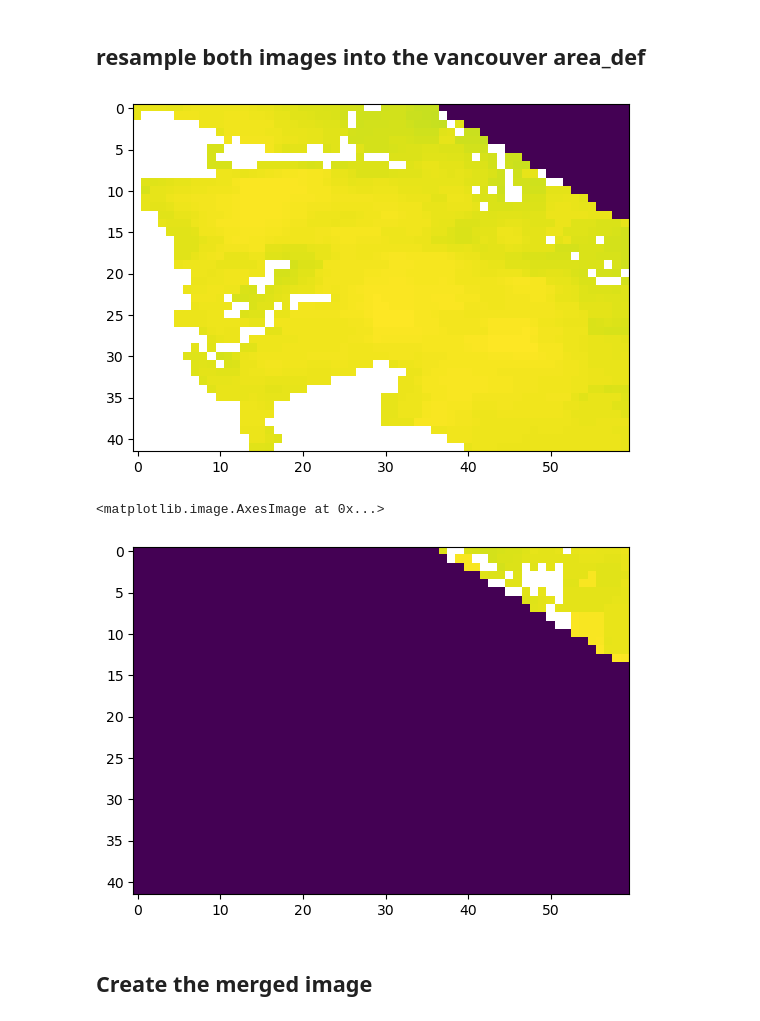
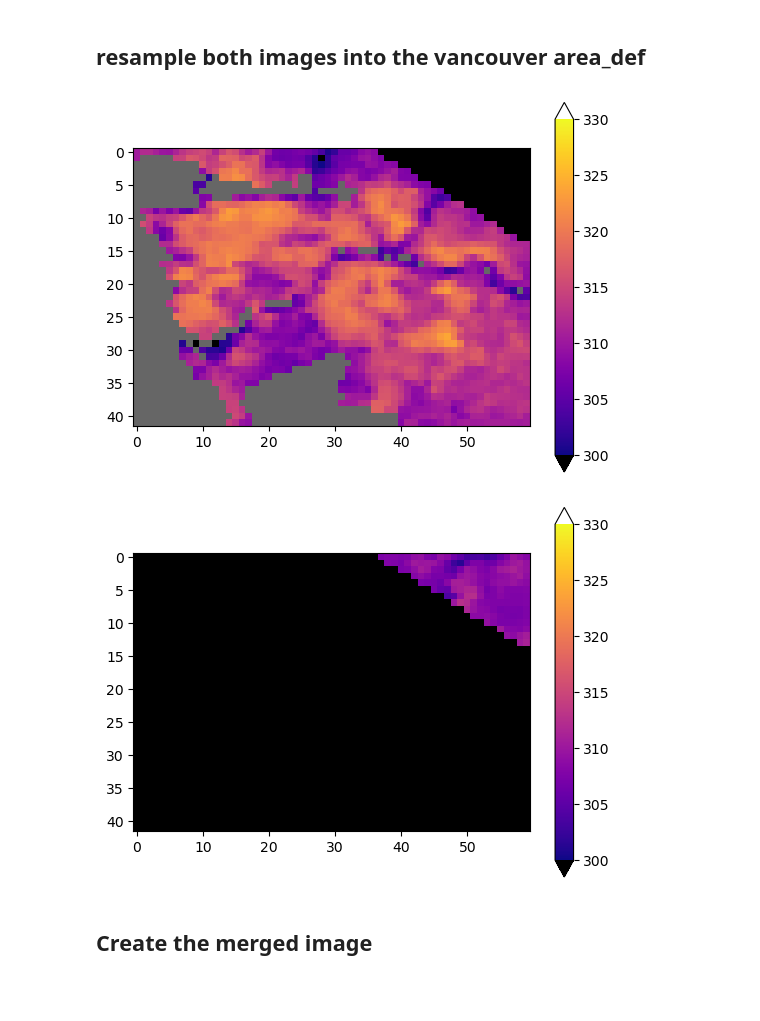
Before and after one commit to phaustin/a448_2024, a Jupyter notebook: notebooks/resample.ipynb, the cells around one changed output. Saved outputs shown, nothing was run; the diff lists cells and outputs as text; code cells hidden in the pictures; blank space fills up the shorter version.

```diff
--- a/notebooks/resample.ipynb
+++ b/notebooks/resample.ipynb
@@ -25,8 +25,11 @@ The default nasa projection is a [custom sinusoidal grid](https://pro.arcgis.com
 
 use rioxarray to get the coordinate reference system for the modis images
 # %%
-images = (Path.home() / "repos/a448_2024/data").glob("*MYD*tif")
-images = list(images)
+#images = (Path.home() / "repos/a448_2024/data").glob("*MYD*tif")
+image_dir = Path.home() / ("Dropbox/phil_files/teaching/a448_2024/"
+                         "propposals/hannah/MODIS_images/MODIS_Images")
+year_dir = image_dir / "2021_MODIS_images"
+images = list(year_dir.glob("*.tif"))
 image1, image2 = images
 rio_image1 = rioxarray.open_rasterio(image1, mask_and_scale = True)
 rio_image2 = rioxarray.open_rasterio(image2, mask_and_scale = True)
@@ -190,19 +193,37 @@ Number of rows: 42
 Area extent: (480982.9526, 5427488.3457, 536314.2563, 5466485.0243)
 # %% [markdown]
 ## resample both images into the vancouver area_def
+# %%
+from matplotlib import cm
+from matplotlib.colors import Normalize
+import copy
+cmap = plt.get_cmap("plasma")
+vmin=300
+vmax = 330
+the_norm=Normalize(vmin=vmin,vmax=vmax,clip=False)
+over = 'w'
+under='k'
+missing='0.4'
+cmap=copy.copy(cmap)
+cmap.set_over(over)
+cmap.set_under(under)
+cmap.set_bad(missing)
 # %%
 data1 = rio_image1.data.ravel()
 data2 = rio_image2.data.ravel()
 out1 = pyresample.kd_tree.resample_nearest(rio1_def,data1, vancouver_area_def,radius_of_influence=500,fill_value=0)
 out2 = pyresample.kd_tree.resample_nearest(rio2_def,data2, vancouver_area_def,radius_of_influence=500,fill_value=0)
-plt.imshow(out1);
+cs = plt.imshow(out1,cmap=cmap,norm=the_norm)
+fig = plt.gcf()
+fig.colorbar(cs, extend="both");
 # %% [output]
-[figure, old version]
+[figure, new version]
 # %%
-plt.imshow(out2)
+cs = plt.imshow(out2,cmap=cmap,norm=the_norm)
+fig = plt.gcf()
+fig.colorbar(cs, extend="both");
 # %% [output]
-<matplotlib.image.AxesImage at 0x...>
-[figure, old version]
+[figure, new version]
 # %% [markdown]
 ## Create the merged image
 # %%
```
Also changed, not shown: parts of 4 cells of this notebook, 1 other file.
